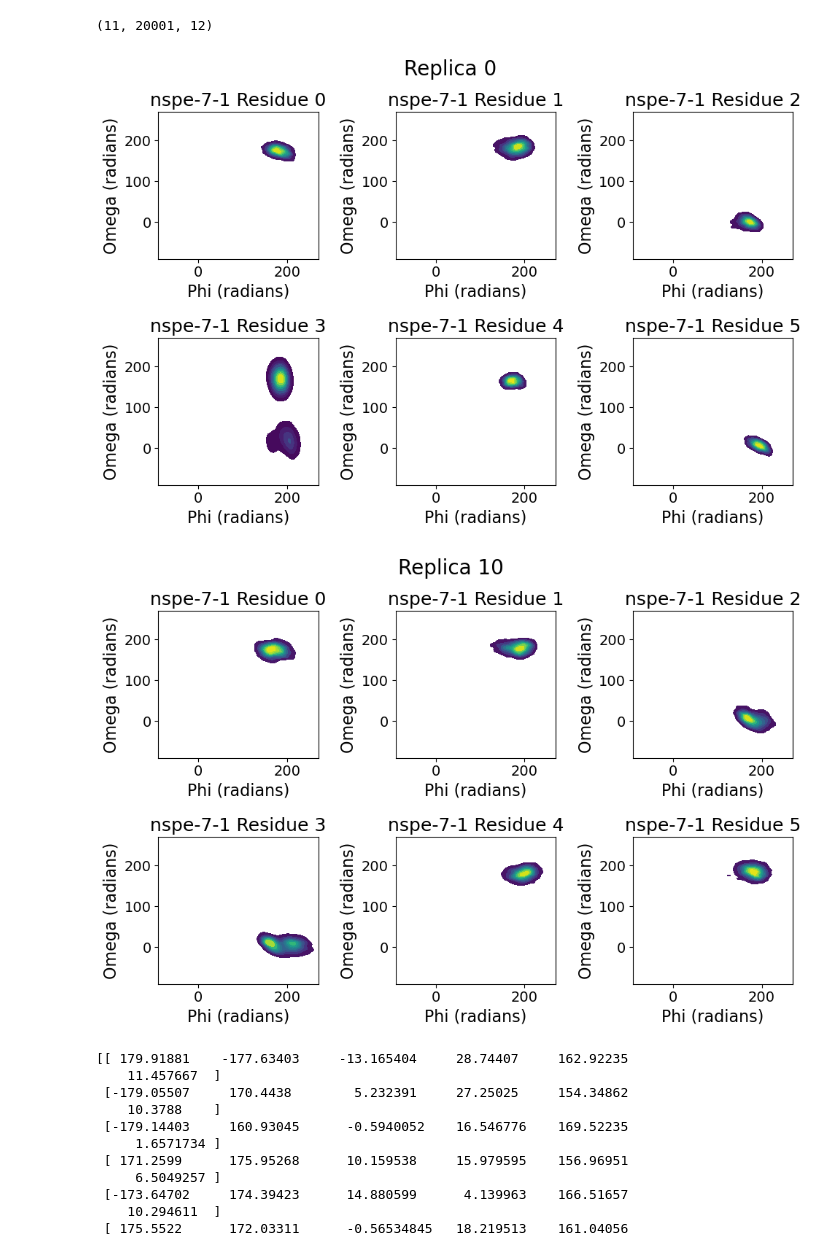
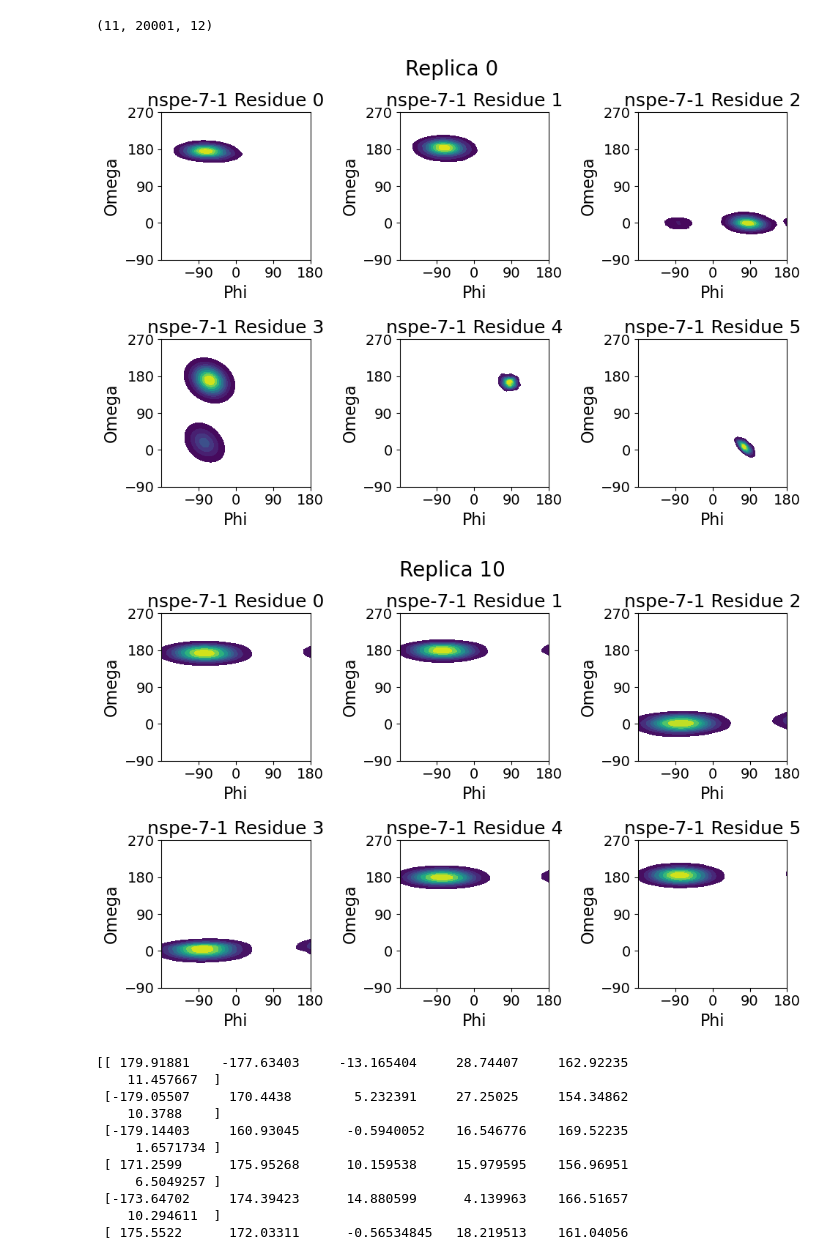
Before and after one commit to vvoelz/nspe-oligomers, a Jupyter notebook: peptoid/nspe_7_1/analysis/traj_analysis.ipynb, the cells around one changed output. Saved outputs shown, nothing was run; the diff lists cells and outputs as text; code cells hidden in the pictures.

```diff
--- a/peptoid/nspe_7_1/analysis/traj_analysis.ipynb
+++ b/peptoid/nspe_7_1/analysis/traj_analysis.ipynb
@@ -203,18 +203,18 @@ for i in [0, 10]:  # loop over selected replicas
 # hand input the omega indices:
 # Define omega dihedral indices, gromcas start from 1, while np start from 0
 gmx_dihedral_indices = np.array([
-    [1, 10, 11, 26],
     [10, 11, 26, 44],
-    [26, 44, 47, 49],
+    [11, 26, 44, 47],
     [44, 47, 49, 67],
-    [49, 67, 70, 72],
+    [47, 49, 67, 70],
     [67, 70, 72, 90],
-    [72, 90, 93, 95],
+    [70, 72, 90, 93],
     [90, 93, 95, 113],
-    [95, 113, 116, 118],
+    [93, 95, 113, 116],
     [113, 116, 118, 136],
-    [118, 136, 139, 141],
+    [116, 118, 136, 139],
     [136, 139, 141, 159],
+    [139, 141, 159, 162]
 ])
 
 omega_dihedral_indices = gmx_dihedral_indices - 1
@@ -293,12 +293,13 @@ state 9:, (20001, 12)
 state 10:, (20001, 12)
 (11, 20001, 12)
 # %%
-omega_all = (omega_all + 90.0) % 360.0 - 90.0 # change it to (-90, 270)
+# Apply wrapping only to the selected phi columns
+omega_all[:, :, residues_to_plot] = (omega_all[:, :, residues_to_plot] + 90.0) % 360.0 - 90.0
 
 start = 0
 nsnaps = omega_all.shape[1]
 nreps = omega_all.shape[0]
-residues_to_plot = np.arange(1, 13, 2).tolist()
+residues_to_plot = np.arange(0, 12, 2).tolist()
 
 num_residues = len(residues_to_plot)
 
@@ -347,39 +348,43 @@ omega_all.shape
 # %%
 residues_to_plot = np.arange(0, 12, 2).tolist()  # residues: 0, 2, 4, 6, 8, 10
 
 # Set default font sizes globally
 plt.rc('font', size=16)
 plt.rc('axes', titlesize=18)
 plt.rc('axes', labelsize=16)
 plt.rc('xtick', labelsize=14)
 plt.rc('ytick', labelsize=14)
 plt.rc('legend', fontsize=18)
 
 # Plot in 2 x 3 grid for each selected replica
 for i in [0, 10]:  # Replica indices
     fig, axes = plt.subplots(2, 3, figsize=(10, 7))
     fig.suptitle(f'Replica {i}', fontsize=20)
 
     for idx, residue in enumerate(residues_to_plot):
         row = idx // 3
         col = idx % 3
         ax = axes[row, col]
 
-        phi = omega_all[i, :, residue][::10]
-        omega = omega_all[i, :, residue + 1][::10]
+        phi = omega_all[i, :, residue + 1][::10]
+        omega = omega_all[i, :, residue][::10]
 
         sns.kdeplot(x=phi, y=omega, fill=True, cmap="viridis", thresh=0.05, ax=ax)
-        ax.set_xlim(-90, 270)
+        # Add more ticks every 45 degrees
+        ticks = np.arange(-90, 271, 90)
+        ax.set_xticks(ticks)
+        ax.set_yticks(ticks)
+        ax.set_xlim(-180, 180)
         ax.set_ylim(-90, 270)
-        ax.set_xlabel('Phi (radians)')
-        ax.set_ylabel('Omega (radians)')
+        ax.set_xlabel('Phi')
+        ax.set_ylabel('Omega')
         ax.set_title(f'nspe-7-1 Residue {residue // 2}')
 
     plt.tight_layout(rect=[0, 0.03, 1, 0.95])  # Leave space for the suptitle
     plt.show()
 # %% [output]
-[figure, old version]
+[figure, new version]
-[figure, old version]
+[figure, new version]
 # %%
 data_path = 'traj_data/omegas_state0.pkl'
 
```
Also changed, not shown: parts of 2 cells of this notebook.
